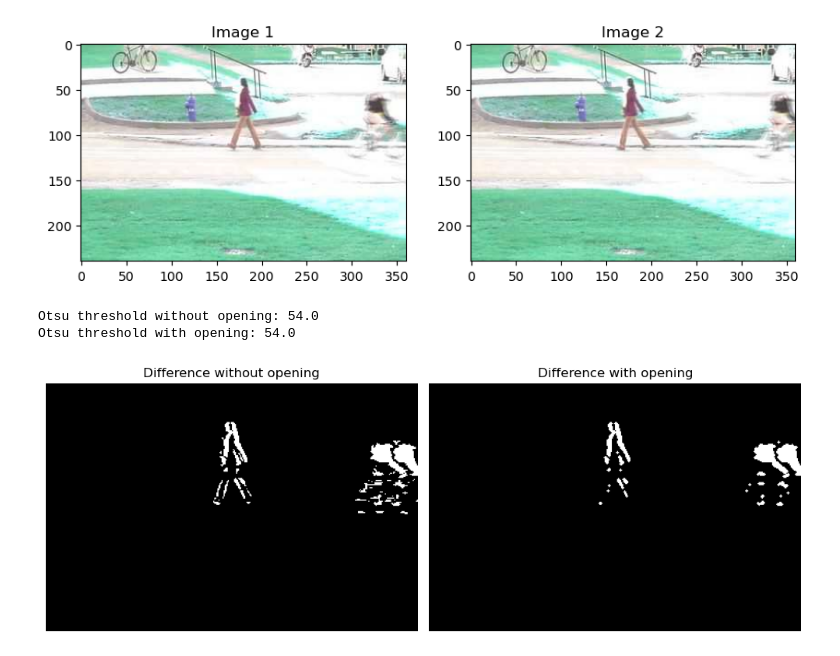
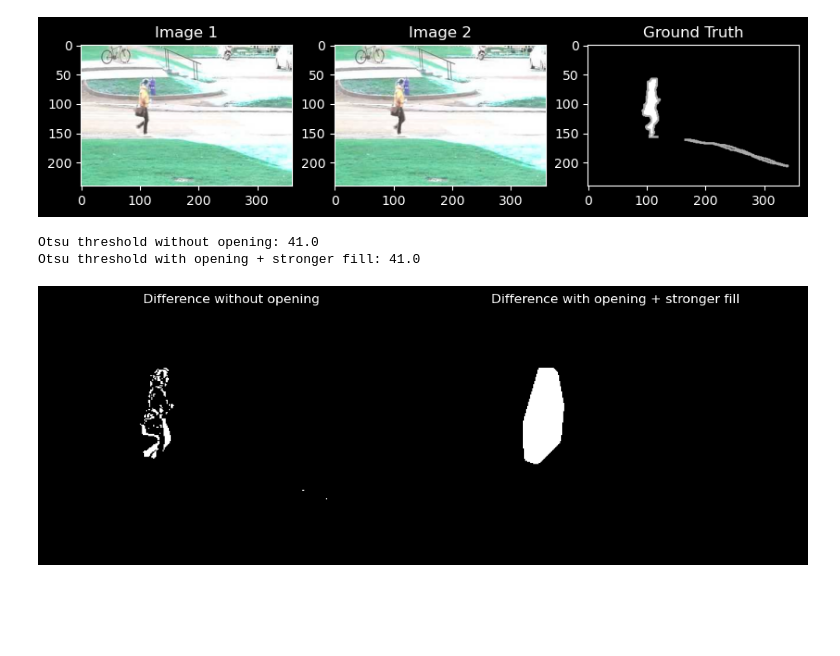
Before and after one commit to jjedra4/algo-wiz, a Jupyter notebook: lab2/lab2.ipynb, the cells around one changed output. Saved outputs shown, nothing was run; the diff lists cells and outputs as text; code cells hidden in the pictures; blank space fills up the shorter version.

```diff
--- a/lab2/lab2.ipynb
+++ b/lab2/lab2.ipynb
@@ -3,34 +3,76 @@ import cv2
 import numpy as np
 import matplotlib.pyplot as plt
 # %%
-pedestrinan_input_dir = "data/pedestrian/input"
+pedestrain_dir = "data/pedestrian"
+pedestrinan_input_dir = pedestrain_dir + "/input"
+pedestrian_ground_truth_dir = pedestrain_dir + "/groundtruth"
+
+idx = 350
 
 def load_2_images(path, from_idx=1, skip=1):
     idx_6_digits = str(from_idx).zfill(6)
+    idx_6_digits_skip = str(from_idx + skip).zfill(6)
     img1 = cv2.imread(f"{path}/in{idx_6_digits}.jpg")
-    img2 = cv2.imread(f"{path}/in{str(from_idx + skip).zfill(6)}.jpg")
-    return img1, img2
+    img2 = cv2.imread(f"{path}/in{idx_6_digits_skip}.jpg")
+    ground_truth = cv2.imread(f"{pedestrian_ground_truth_dir}/gt{idx_6_digits_skip}.png")
+    return img1, img2, ground_truth
 
-img1, img2 = load_2_images(pedestrinan_input_dir, from_idx=500, skip=2)
+img1, img2, ground_truth = load_2_images(pedestrinan_input_dir, from_idx=idx, skip=1)
 
-f, ax = plt.subplots(1, 2, figsize=(10, 5))
+f, ax = plt.subplots(1, 3, figsize=(10, 5))
 ax[0].imshow(img1)
 ax[0].set_title("Image 1")
 ax[1].imshow(img2)
 ax[1].set_title("Image 2")
+ax[2].imshow(ground_truth)
+ax[2].set_title("Ground Truth")
 plt.show()
 # %% [output]
-[figure, old version]
+[figure, new version]
 # %%
-def show_diff(img1, img2, ax=None, with_opening=False):
+def show_diff(
+    img1,
+    img2,
+    ax=None,
+    with_opening=False,
+    fill_regions=False,
+    min_area=80,
+    dilate_ksize=10,
+    close_ksize=12,
+    dilate_iter=1,
+    close_iter=2,
+    use_convex_hull=True,
+    ):
     diff = cv2.absdiff(img1, img2)
     gray = cv2.cvtColor(diff, cv2.COLOR_BGR2GRAY)
     (T, thresh) = cv2.threshold(
         gray, 0, 255, cv2.THRESH_BINARY + cv2.THRESH_OTSU
     )
+
     if with_opening:
-        kernel = cv2.getStructuringElement(cv2.MORPH_ELLIPSE, (3, 3))
-        thresh = cv2.morphologyEx(thresh, cv2.MORPH_OPEN, kernel)
+        open_kernel = cv2.getStructuringElement(cv2.MORPH_ELLIPSE, (3, 3))
+        thresh = cv2.morphologyEx(thresh, cv2.MORPH_OPEN, open_kernel)
+
+    if fill_regions:
+        dilate_kernel = cv2.getStructuringElement(
+            cv2.MORPH_ELLIPSE, (dilate_ksize, dilate_ksize)
+        )
+        close_kernel = cv2.getStructuringElement(
+            cv2.MORPH_ELLIPSE, (close_ksize, close_ksize)
+        )
+        grown = cv2.dilate(thresh, dilate_kernel, iterations=dilate_iter)
+        closed = cv2.morphologyEx(grown, cv2.MORPH_CLOSE, close_kernel, iterations=close_iter)
+
+        contours, _ = cv2.findContours(closed, cv2.RETR_EXTERNAL, cv2.CHAIN_APPROX_SIMPLE)
+        filled = np.zeros_like(closed)
+        for cnt in contours:
+            if cv2.contourArea(cnt) < min_area:
+                continue
+            if use_convex_hull:
+                cnt = cv2.convexHull(cnt)
+            cv2.drawContours(filled, [cnt], -1, 255, thickness=cv2.FILLED)
+
+        thresh = filled
 
     if ax is not None:
         ax.imshow(thresh, cmap="gray")
@@ -40,19 +82,19 @@ def show_diff(img1, img2, ax=None, with_opening=False):
 
 f, ax = plt.subplots(1, 2, figsize=(10, 5))
 ax[0].set_title("Difference without opening")
-T_no_open, _ = show_diff(img1, img2, ax[0], with_opening=False)
+T_no_open, _ = show_diff(img1, img2, ax[0], with_opening=False, fill_regions=False)
 
-ax[1].set_title("Difference with opening")
-T_open, _ = show_diff(img1, img2, ax[1], with_opening=True)
+ax[1].set_title("Difference with opening + stronger fill")
+T_open, _ = show_diff(img1, img2, ax[1], with_opening=True, fill_regions=True)
 
 print(f"Otsu threshold without opening: {T_no_open}")
-print(f"Otsu threshold with opening: {T_open}")
+print(f"Otsu threshold with opening + stronger fill: {T_open}")
 plt.tight_layout()
 plt.show()
 # %% [output]
-Otsu threshold without opening: 54.0
-Otsu threshold with opening: 54.0
+Otsu threshold without opening: 41.0
+Otsu threshold with opening + stronger fill: 41.0
-[figure, old version]
+[figure, new version]
 # %%
 
 _, thresh = show_diff(img1, img2, with_opening=True)
```
Also changed, not shown: parts of 4 cells of this notebook.
